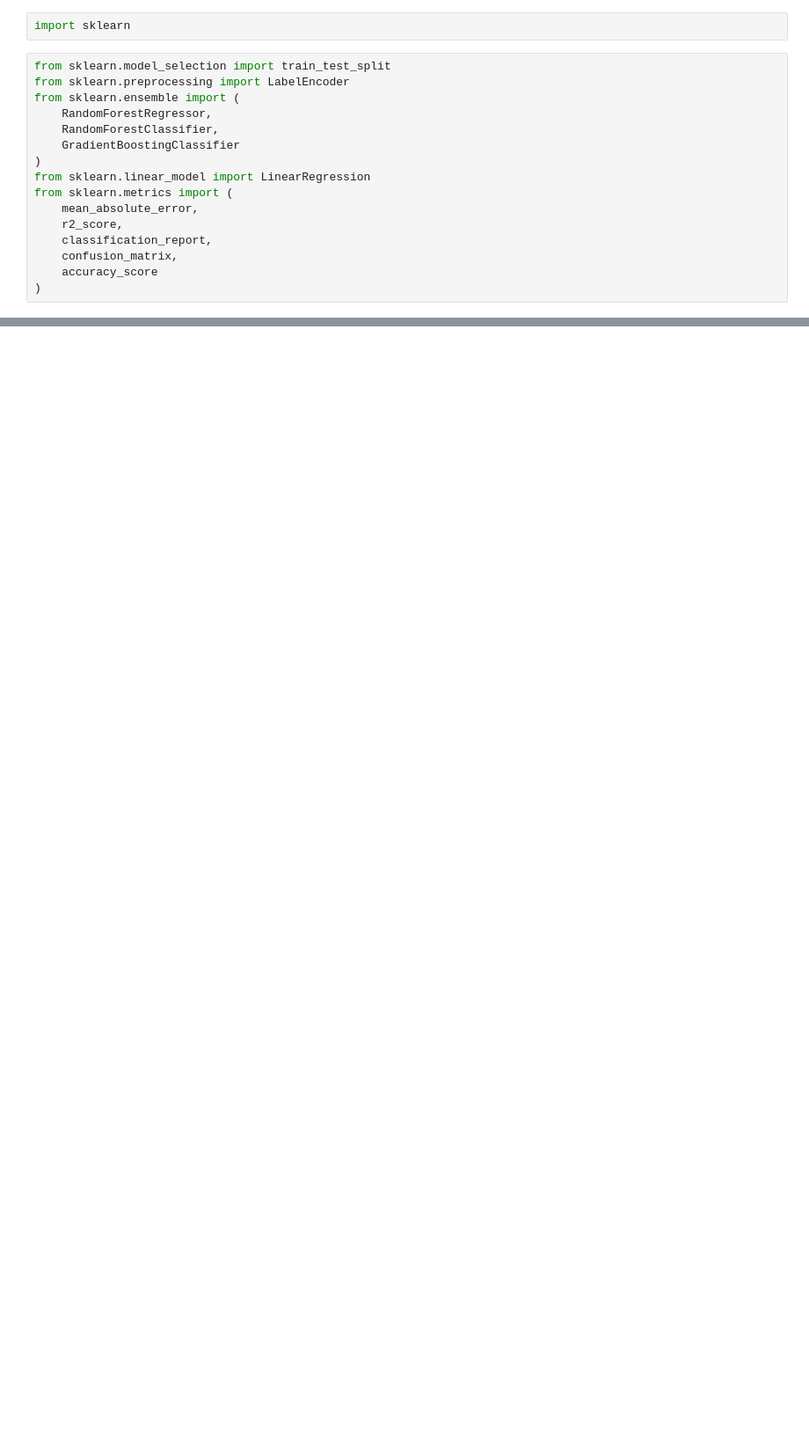
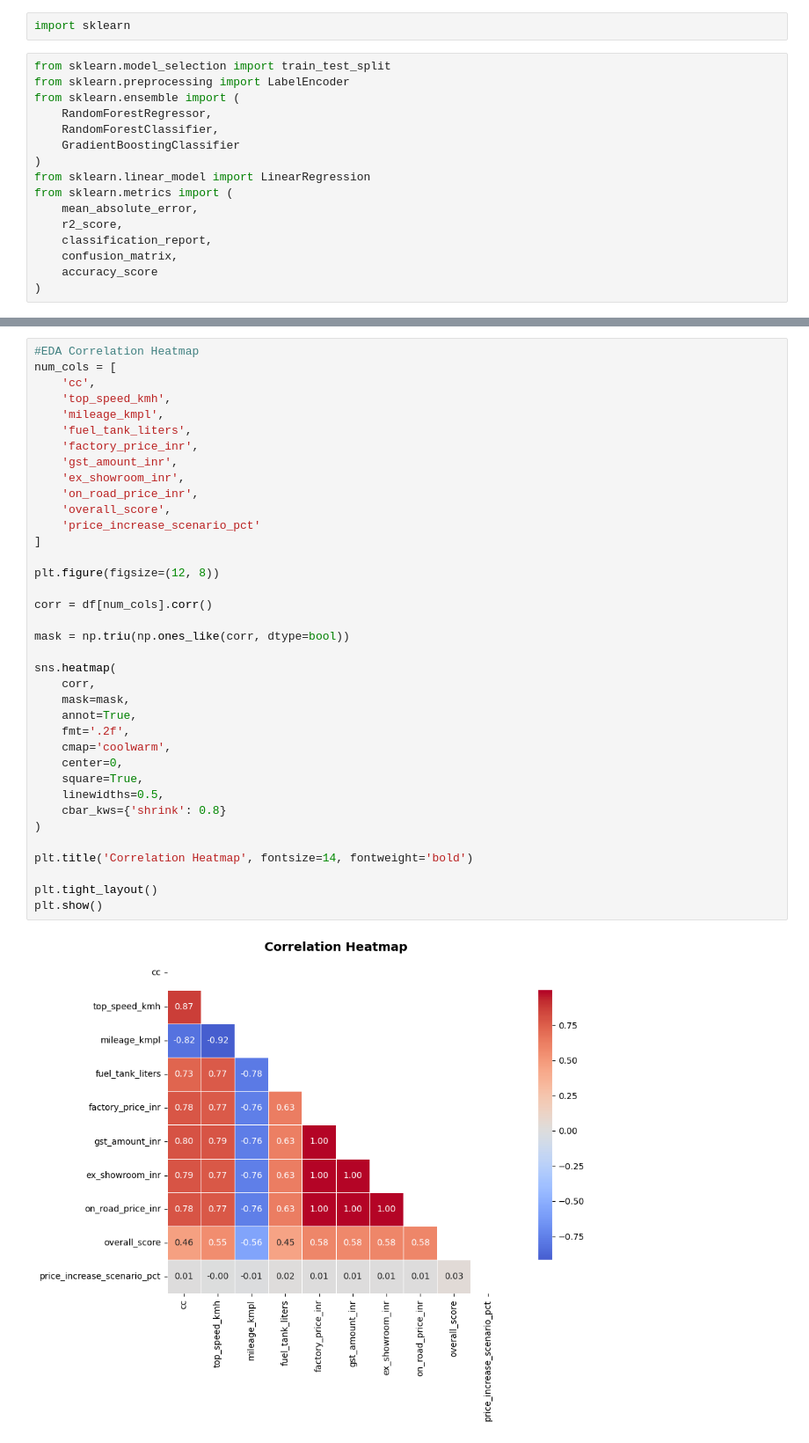
Before and after one commit to Owaisahmad7/sales_analysis, a Jupyter notebook: bike_sales_analysis.ipynb, the cells around one changed output, grey strips where cells are left out. Shown at 88% size. Cells and saved outputs as stored; diff of their text form; blank space fills up the shorter version.

```diff
--- a/bike_sales_analysis.ipynb
+++ b/bike_sales_analysis.ipynb
@@ -91,0 +261,39 @@ plt.show()
+# %%
+#EDA Correlation Heatmap
+num_cols = [
+    'cc',
+    'top_speed_kmh',
+    'mileage_kmpl',
+    'fuel_tank_liters',
+    'factory_price_inr',
+    'gst_amount_inr',
+    'ex_showroom_inr',
+    'on_road_price_inr',
+    'overall_score',
+    'price_increase_scenario_pct'
+]
+
+plt.figure(figsize=(12, 8))
+
+corr = df[num_cols].corr()
+
+mask = np.triu(np.ones_like(corr, dtype=bool))
+
+sns.heatmap(
+    corr,
+    mask=mask,
+    annot=True,
+    fmt='.2f',
+    cmap='coolwarm',
+    center=0,
+    square=True,
+    linewidths=0.5,
+    cbar_kws={'shrink': 0.8}
+)
+
+plt.title('Correlation Heatmap', fontsize=14, fontweight='bold')
+
+plt.tight_layout()
+plt.show()
+# %% [output]
+[figure, added]
```
Also changed, not shown: parts of 14 cells of this notebook.
